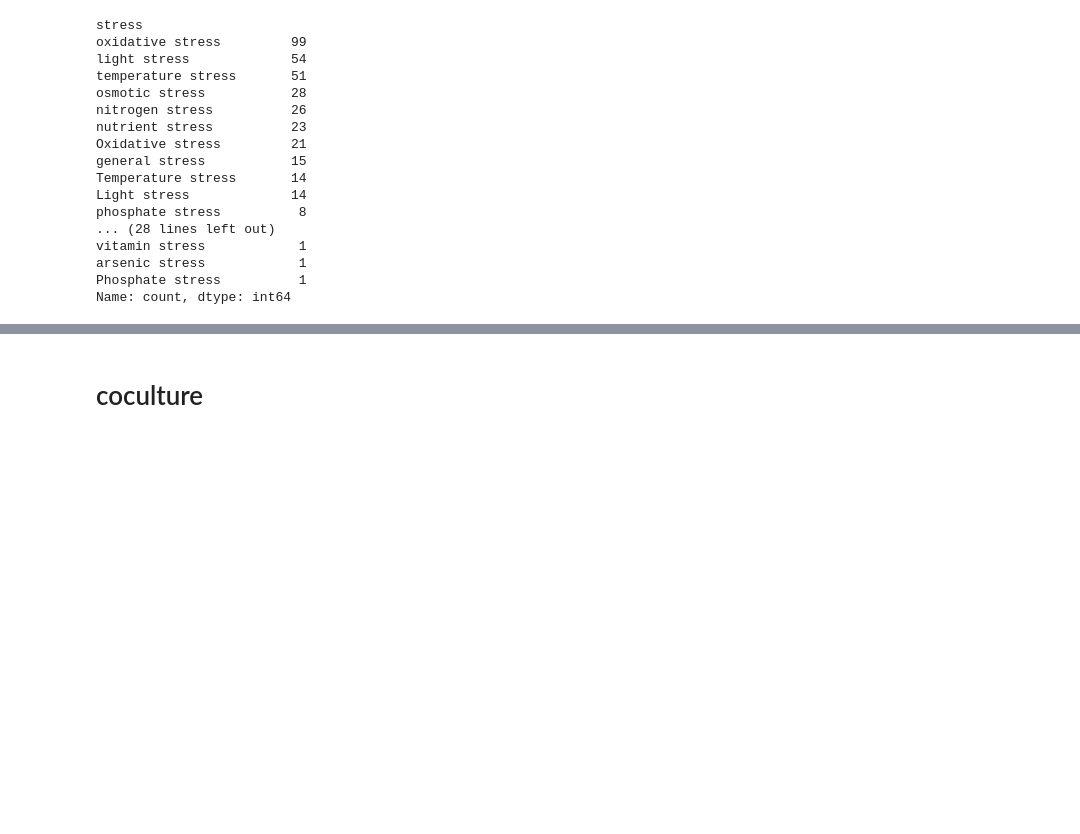
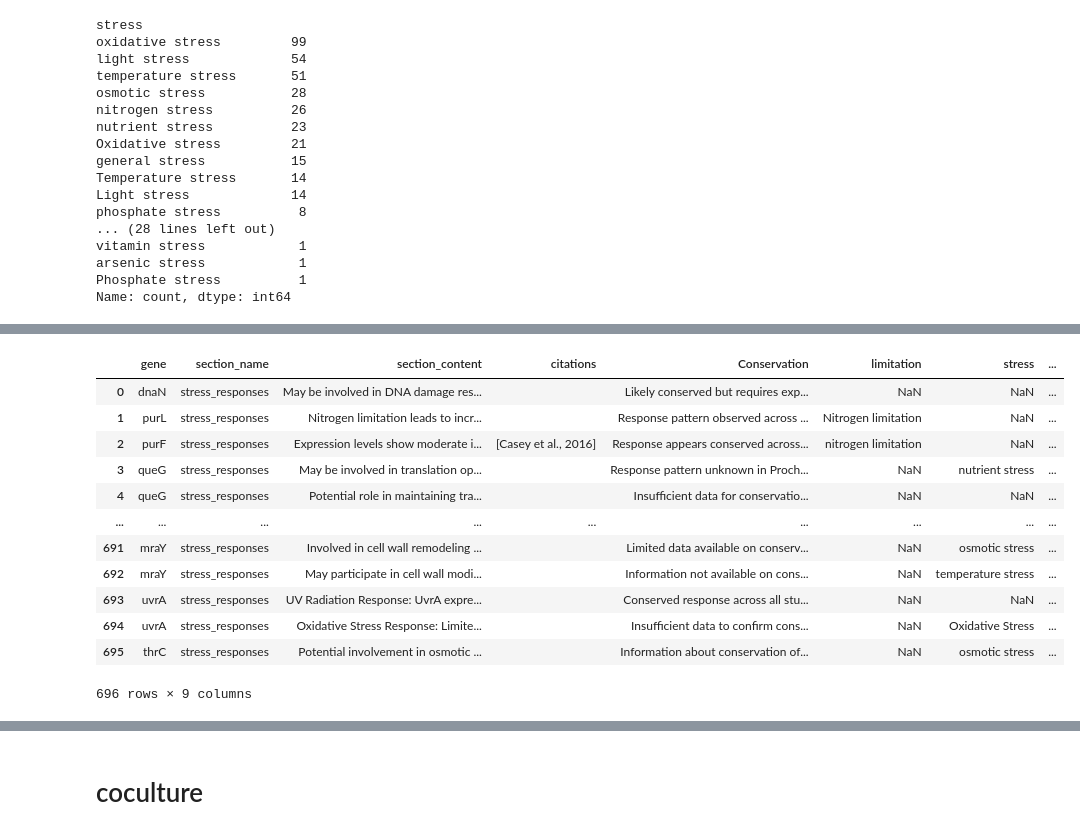
Before and after one commit to wosnat/llm_gene_expression, a Jupyter notebook: Review Paper 1 - single prompt/single prompt display.ipynb, the cells around one changed output, grey strips where cells are left out. Cells and saved outputs as stored; diff of their text form; code cells hidden in the pictures; blank space fills up the shorter version.

```diff
--- a/Review Paper 1 - single prompt/single prompt display.ipynb
+++ b/Review Paper 1 - single prompt/single prompt display.ipynb
@@ -939,3 +960,21 @@ Name: count, Length: 70, dtype: int64
+# %%
+stress_responses_df = pd.merge(stress_responses_df, stress_map, on='Stress/Limitation', how='left')
+stress_responses_df['Stress'] = stress_responses_df['Stress'].fillna('Unclear')
+stress_responses_df
+# %% [output]
+|  | gene | section_name | section_content | citations | Conservation | limitation | stress | ... |
+| 0 | dnaN | stress_responses | May be involved in DNA damage res... |  | Likely conserved but requires exp... | NaN | NaN | ... |
+| 1 | purL | stress_responses | Nitrogen limitation leads to incr... |  | Response pattern observed across ... | Nitrogen limitation | NaN | ... |
+| 2 | purF | stress_responses | Expression levels show moderate i... | [Casey et al., 2016] | Response appears conserved across... | nitrogen limitation | NaN | ... |
+| 3 | queG | stress_responses | May be involved in translation op... |  | Response pattern unknown in Proch... | NaN | nutrient stress | ... |
+| 4 | queG | stress_responses | Potential role in maintaining tra... |  | Insufficient data for conservatio... | NaN | NaN | ... |
+| ... | ... | ... | ... | ... | ... | ... | ... | ... |
+| 691 | mraY | stress_responses | Involved in cell wall remodeling ... |  | Limited data available on conserv... | NaN | osmotic stress | ... |
+| 692 | mraY | stress_responses | May participate in cell wall modi... |  | Information not available on cons... | NaN | temperature stress | ... |
+| 693 | uvrA | stress_responses | UV Radiation Response: UvrA expre... |  | Conserved response across all stu... | NaN | NaN | ... |
+| 694 | uvrA | stress_responses | Oxidative Stress Response: Limite... |  | Insufficient data to confirm cons... | NaN | Oxidative Stress | ... |
+| 695 | thrC | stress_responses | Potential involvement in osmotic ... |  | Information about conservation of... | NaN | osmotic stress | ... |
+696 rows × 9 columns
 # %%
 stress_responses_df.shape, stress_responses_df.gene.nunique()
 # %% [output]
```
Also changed, not shown: parts of 11 cells of this notebook, 2 other files.
